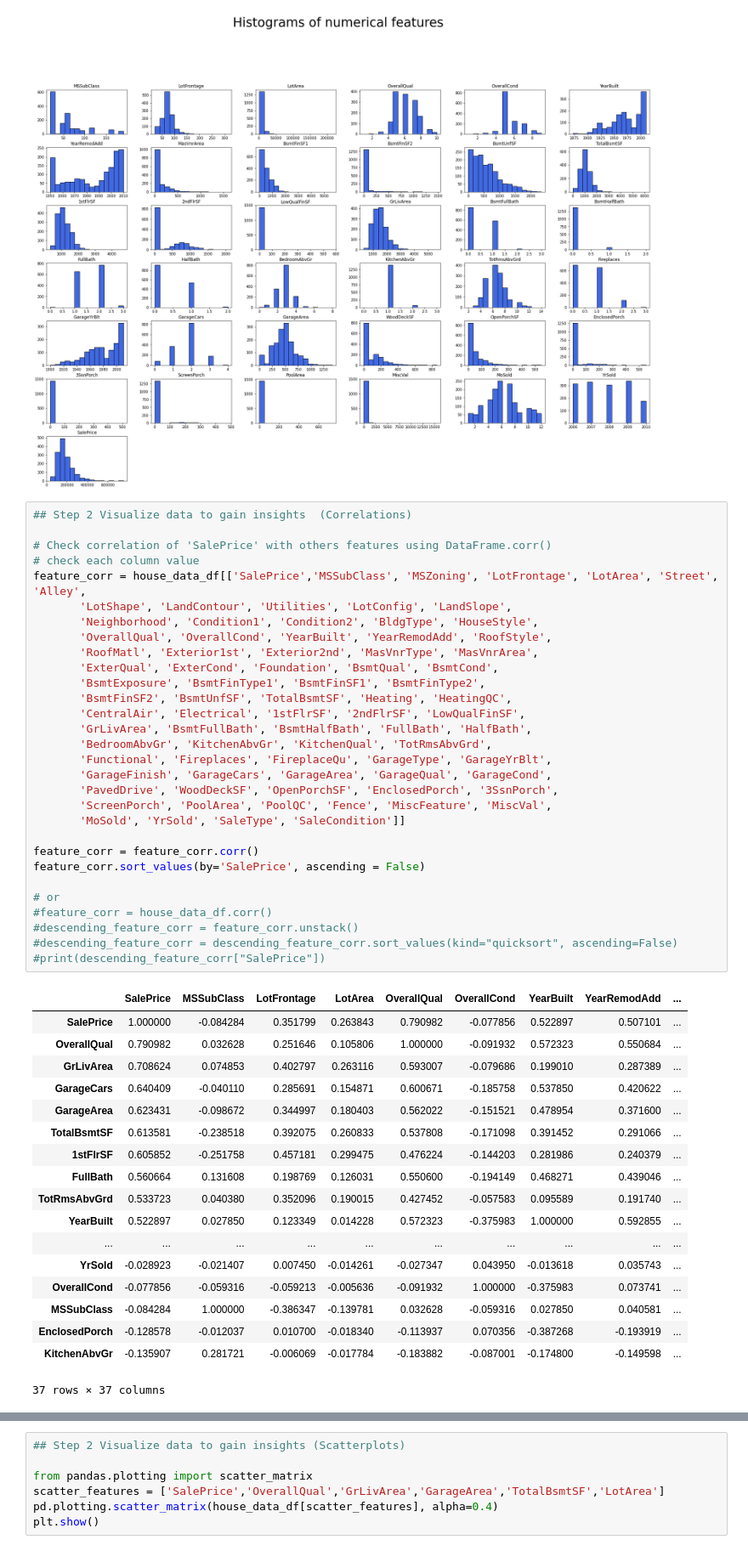
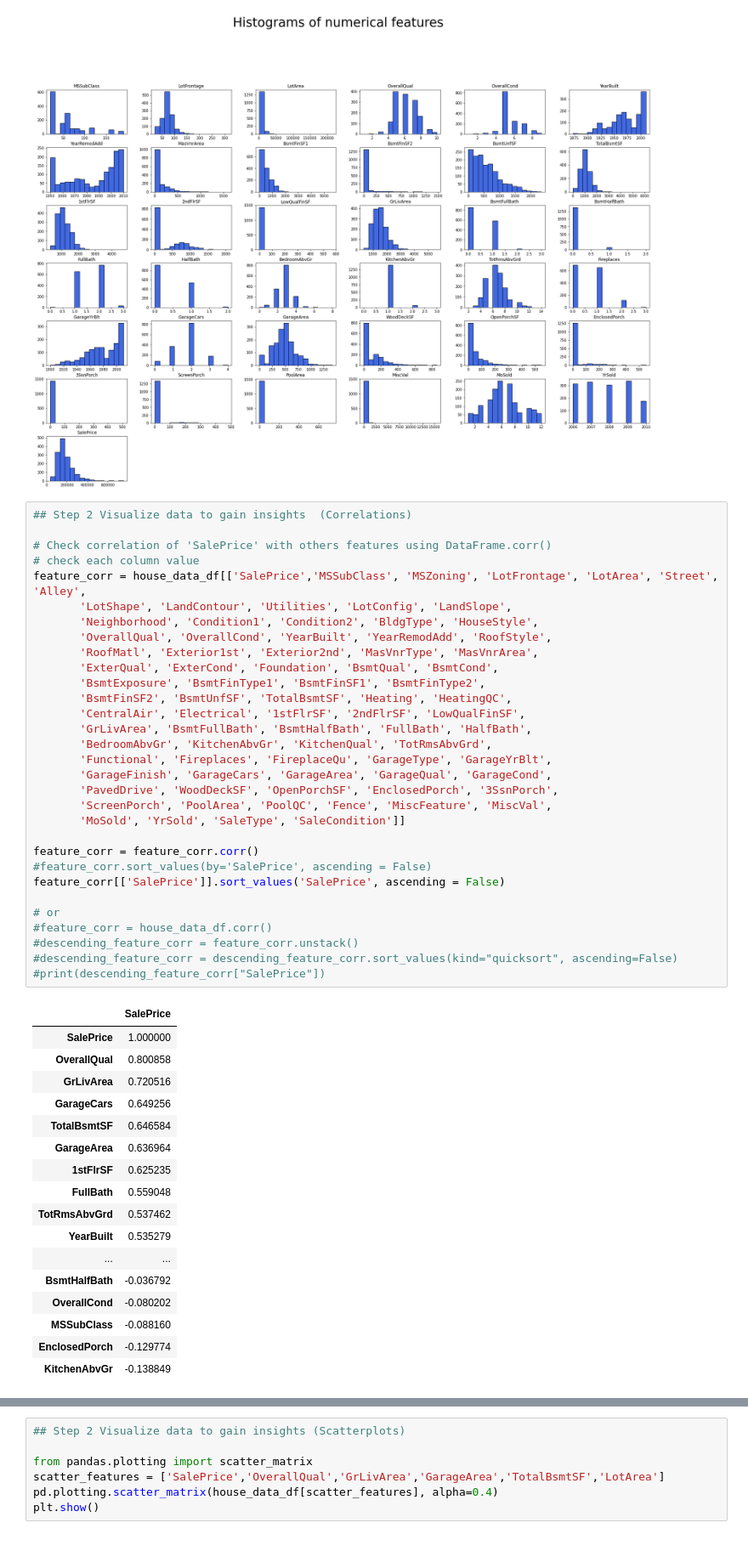
Before and after one commit to ZJW-92/Ames_House_Price_Prediction, a Jupyter notebook: ames_house_price.ipynb, the cells around one changed output, grey strips where cells are left out. Shown: that part at 85% size. Saved outputs shown, nothing was run; the diff lists cells and outputs as text.

Commit message:
change correlation of sale price with others

```diff
--- a/ames_house_price.ipynb
+++ b/ames_house_price.ipynb
@@ -83,52 +83,52 @@ Text(0.5, 1.02, 'Histograms of numerical features')
 # %%
 ## Step 2 Visualize data to gain insights  (Correlations)
 
 # Check correlation of 'SalePrice' with others features using DataFrame.corr()
 # check each column value
 feature_corr = house_data_df[['SalePrice','MSSubClass', 'MSZoning', 'LotFrontage', 'LotArea', 'Street', 'Alley',
        'LotShape', 'LandContour', 'Utilities', 'LotConfig', 'LandSlope',
        'Neighborhood', 'Condition1', 'Condition2', 'BldgType', 'HouseStyle',
        'OverallQual', 'OverallCond', 'YearBuilt', 'YearRemodAdd', 'RoofStyle',
        'RoofMatl', 'Exterior1st', 'Exterior2nd', 'MasVnrType', 'MasVnrArea',
        'ExterQual', 'ExterCond', 'Foundation', 'BsmtQual', 'BsmtCond',
        'BsmtExposure', 'BsmtFinType1', 'BsmtFinSF1', 'BsmtFinType2',
        'BsmtFinSF2', 'BsmtUnfSF', 'TotalBsmtSF', 'Heating', 'HeatingQC',
        'CentralAir', 'Electrical', '1stFlrSF', '2ndFlrSF', 'LowQualFinSF',
        'GrLivArea', 'BsmtFullBath', 'BsmtHalfBath', 'FullBath', 'HalfBath',
        'BedroomAbvGr', 'KitchenAbvGr', 'KitchenQual', 'TotRmsAbvGrd',
        'Functional', 'Fireplaces', 'FireplaceQu', 'GarageType', 'GarageYrBlt',
        'GarageFinish', 'GarageCars', 'GarageArea', 'GarageQual', 'GarageCond',
        'PavedDrive', 'WoodDeckSF', 'OpenPorchSF', 'EnclosedPorch', '3SsnPorch',
        'ScreenPorch', 'PoolArea', 'PoolQC', 'Fence', 'MiscFeature', 'MiscVal',
        'MoSold', 'YrSold', 'SaleType', 'SaleCondition']]
 
 feature_corr = feature_corr.corr()
-feature_corr.sort_values(by='SalePrice', ascending = False)
+#feature_corr.sort_values(by='SalePrice', ascending = False)
+feature_corr[['SalePrice']].sort_values('SalePrice', ascending = False)
 
 # or
 #feature_corr = house_data_df.corr()
 #descending_feature_corr = feature_corr.unstack()
 #descending_feature_corr = descending_feature_corr.sort_values(kind="quicksort", ascending=False)
 #print(descending_feature_corr["SalePrice"])
 # %% [output]
-|  | SalePrice | MSSubClass | LotFrontage | LotArea | OverallQual | OverallCond | YearBuilt | YearRemodAdd | ... |
-| SalePrice | 1.000000 | -0.084284 | 0.351799 | 0.263843 | 0.790982 | -0.077856 | 0.522897 | 0.507101 | ... |
-| OverallQual | 0.790982 | 0.032628 | 0.251646 | 0.105806 | 1.000000 | -0.091932 | 0.572323 | 0.550684 | ... |
-| GrLivArea | 0.708624 | 0.074853 | 0.402797 | 0.263116 | 0.593007 | -0.079686 | 0.199010 | 0.287389 | ... |
-| GarageCars | 0.640409 | -0.040110 | 0.285691 | 0.154871 | 0.600671 | -0.185758 | 0.537850 | 0.420622 | ... |
-| GarageArea | 0.623431 | -0.098672 | 0.344997 | 0.180403 | 0.562022 | -0.151521 | 0.478954 | 0.371600 | ... |
-| TotalBsmtSF | 0.613581 | -0.238518 | 0.392075 | 0.260833 | 0.537808 | -0.171098 | 0.391452 | 0.291066 | ... |
-| 1stFlrSF | 0.605852 | -0.251758 | 0.457181 | 0.299475 | 0.476224 | -0.144203 | 0.281986 | 0.240379 | ... |
-| FullBath | 0.560664 | 0.131608 | 0.198769 | 0.126031 | 0.550600 | -0.194149 | 0.468271 | 0.439046 | ... |
-| TotRmsAbvGrd | 0.533723 | 0.040380 | 0.352096 | 0.190015 | 0.427452 | -0.057583 | 0.095589 | 0.191740 | ... |
-| YearBuilt | 0.522897 | 0.027850 | 0.123349 | 0.014228 | 0.572323 | -0.375983 | 1.000000 | 0.592855 | ... |
-| ... | ... | ... | ... | ... | ... | ... | ... | ... | ... |
-| YrSold | -0.028923 | -0.021407 | 0.007450 | -0.014261 | -0.027347 | 0.043950 | -0.013618 | 0.035743 | ... |
-| OverallCond | -0.077856 | -0.059316 | -0.059213 | -0.005636 | -0.091932 | 1.000000 | -0.375983 | 0.073741 | ... |
-| MSSubClass | -0.084284 | 1.000000 | -0.386347 | -0.139781 | 0.032628 | -0.059316 | 0.027850 | 0.040581 | ... |
-| EnclosedPorch | -0.128578 | -0.012037 | 0.010700 | -0.018340 | -0.113937 | 0.070356 | -0.387268 | -0.193919 | ... |
-| KitchenAbvGr | -0.135907 | 0.281721 | -0.006069 | -0.017784 | -0.183882 | -0.087001 | -0.174800 | -0.149598 | ... |
+|  | SalePrice |
+| SalePrice | 1.000000 |
+| OverallQual | 0.800858 |
+| GrLivArea | 0.720516 |
+| GarageCars | 0.649256 |
+| TotalBsmtSF | 0.646584 |
+| GarageArea | 0.636964 |
+| 1stFlrSF | 0.625235 |
+| FullBath | 0.559048 |
+| TotRmsAbvGrd | 0.537462 |
+| YearBuilt | 0.535279 |
+| ... | ... |
+| BsmtHalfBath | -0.036792 |
+| OverallCond | -0.080202 |
+| MSSubClass | -0.088160 |
+| EnclosedPorch | -0.129774 |
+| KitchenAbvGr | -0.138849 |
-37 rows × 37 columns
 # %%
 correlation = feature_corr.corr()
 fig, ax = plt.subplots(figsize=(10,10))
```
Also changed, not shown: parts of 1 cell of this notebook.
